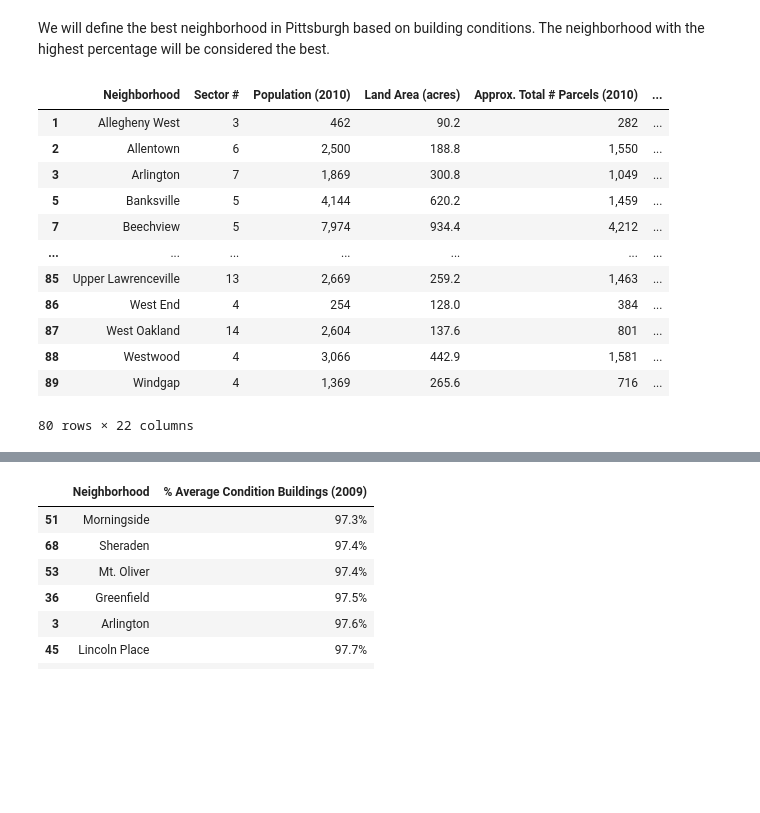
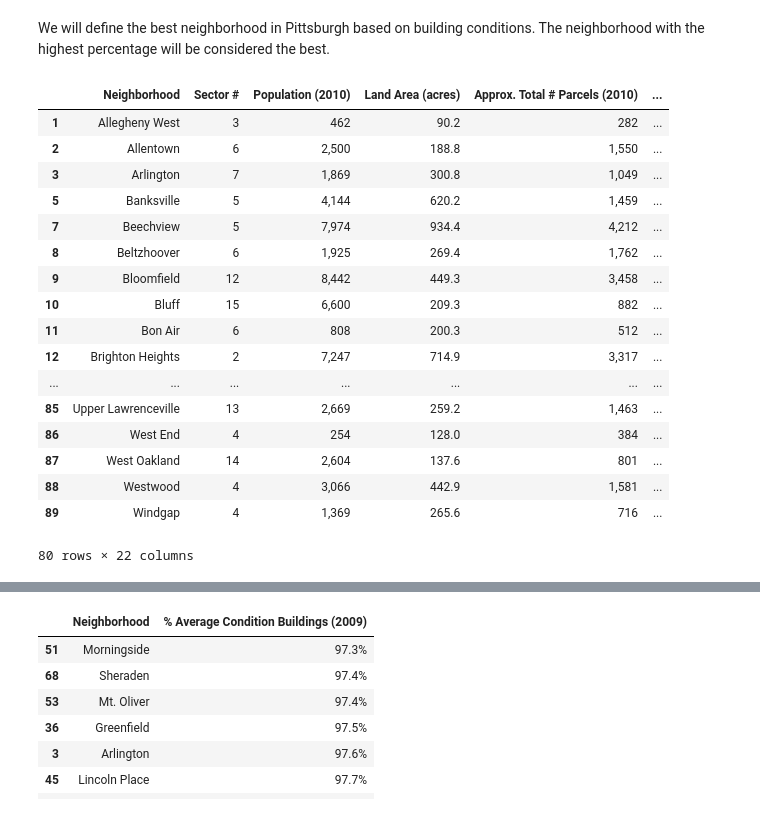
Before and after one commit to dairzewe/best-neighborhood-pgh, a Jupyter notebook: Alex_Nguyen/Alex_Nguyen_Final_Notebook.ipynb, the cells around one changed output, grey strips where cells are left out. Cells and saved outputs as stored; diff of their text form; code cells hidden in the pictures; blank space fills up the shorter version.

```diff
--- a/Alex_Nguyen/Alex_Nguyen_Final_Notebook.ipynb
+++ b/Alex_Nguyen/Alex_Nguyen_Final_Notebook.ipynb
@@ -3,21 +3,26 @@ We will define the best neighborhood in Pittsburgh based on building conditions.
 # %%
 import pandas as pd
 df = pd.read_csv("built-enviornment-conditions.csv")
-df_clean = [
+condition_columns = [
     '% Good / Excellent Condition Buildings (2009)',
     '% Average Condition Buildings (2009)',
     '% Poor / Derelict Condition Buildings (2009)'
 ]
 df_clean = df.dropna(subset=condition_columns, how='all')
 
 df_clean
 # %% [output]
 |  | Neighborhood | Sector # | Population (2010) | Land Area (acres) | Approx. Total # Parcels (2010) | ... |
 | 1 | Allegheny West | 3 | 462 | 90.2 | 282 | ... |
 | 2 | Allentown | 6 | 2,500 | 188.8 | 1,550 | ... |
 | 3 | Arlington | 7 | 1,869 | 300.8 | 1,049 | ... |
 | 5 | Banksville | 5 | 4,144 | 620.2 | 1,459 | ... |
 | 7 | Beechview | 5 | 7,974 | 934.4 | 4,212 | ... |
+| 8 | Beltzhoover | 6 | 1,925 | 269.4 | 1,762 | ... |
+| 9 | Bloomfield | 12 | 8,442 | 449.3 | 3,458 | ... |
+| 10 | Bluff | 15 | 6,600 | 209.3 | 882 | ... |
+| 11 | Bon Air | 6 | 808 | 200.3 | 512 | ... |
+| 12 | Brighton Heights | 2 | 7,247 | 714.9 | 3,317 | ... |
 | ... | ... | ... | ... | ... | ... | ... |
 | 85 | Upper Lawrenceville | 13 | 2,669 | 259.2 | 1,463 | ... |
 | 86 | West End | 4 | 254 | 128.0 | 384 | ... |
```
